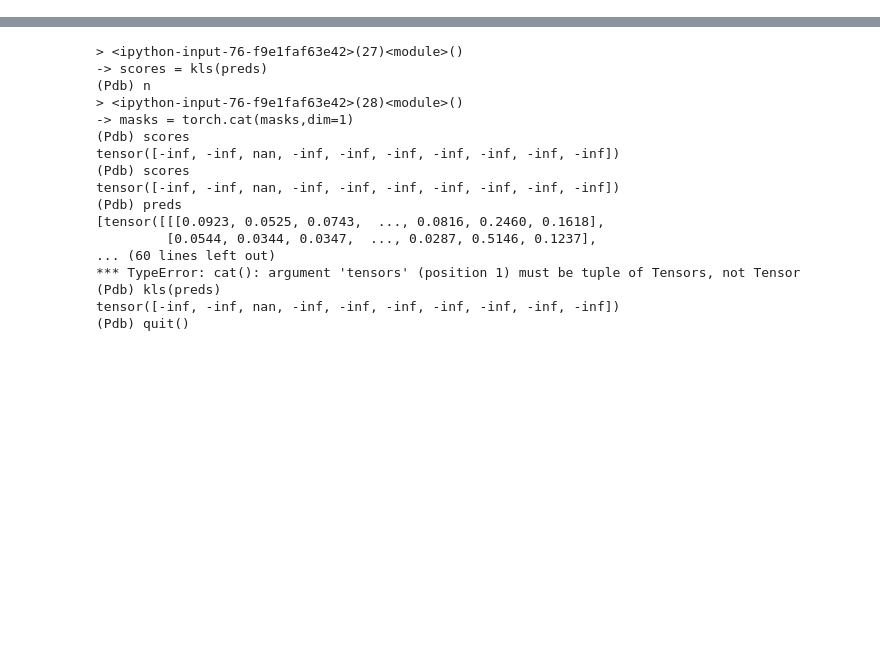
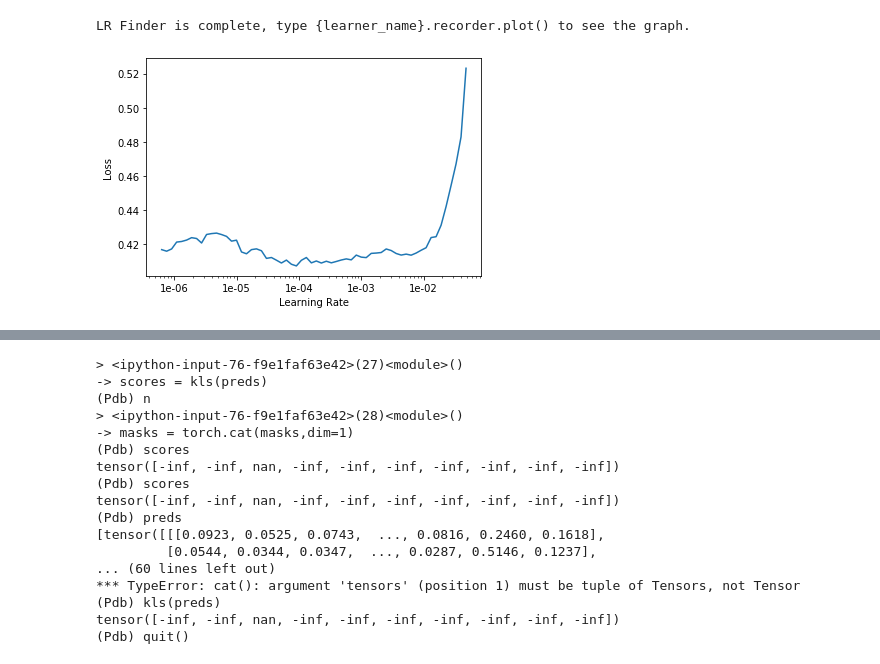
Before and after one commit to dhuynh95/fastai_bayesian, a Jupyter notebook: EnsembleDropout.ipynb, the cells around one changed output, grey strips where cells are left out. Cells and saved outputs as stored; diff of their text form; code cells hidden in the pictures; blank space fills up the shorter version.

```diff
--- a/EnsembleDropout.ipynb
+++ b/EnsembleDropout.ipynb
@@ -276,0 +294,4 @@ learn.fit_one_cycle(5,1e-2/2)
+# %%
+learn.lr_find()
+learn.recorder.plot()
+# %% [output]
@@ -277 +299,3 @@ learn.fit_one_cycle(5,1e-2/2)
+LR Finder is complete, type {learner_name}.recorder.plot() to see the graph.
+[figure, added]
 # %%
```
Also changed, not shown: parts of 66 cells of this notebook.
